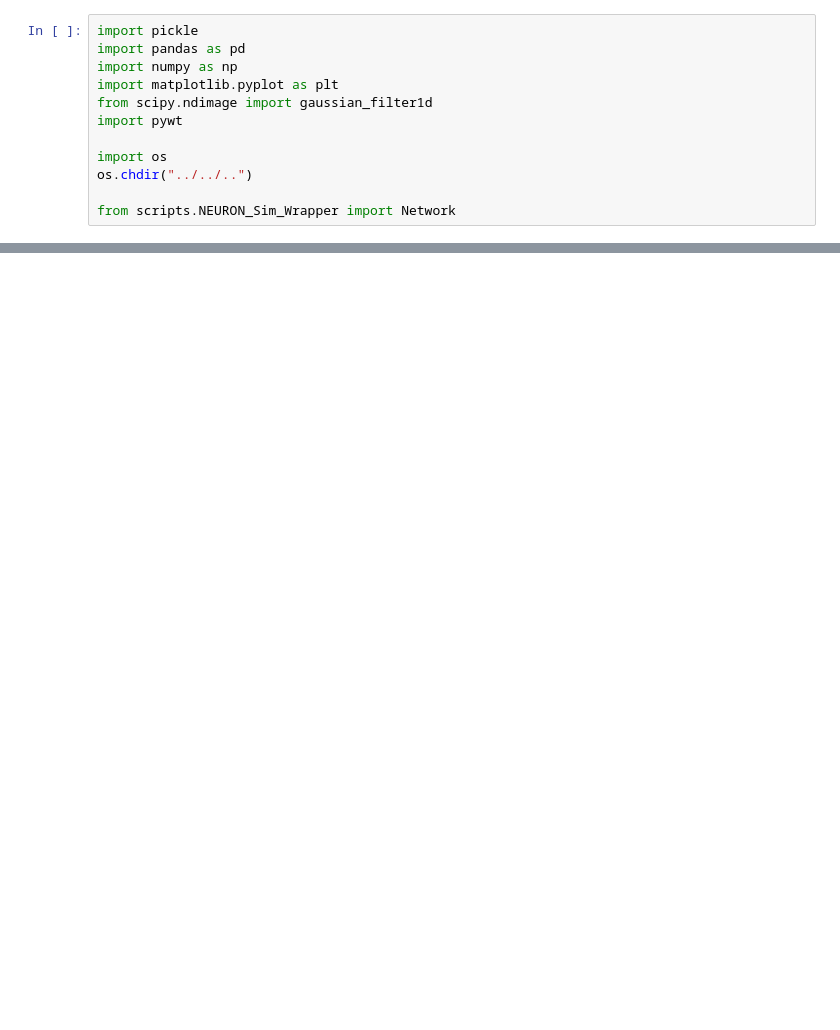
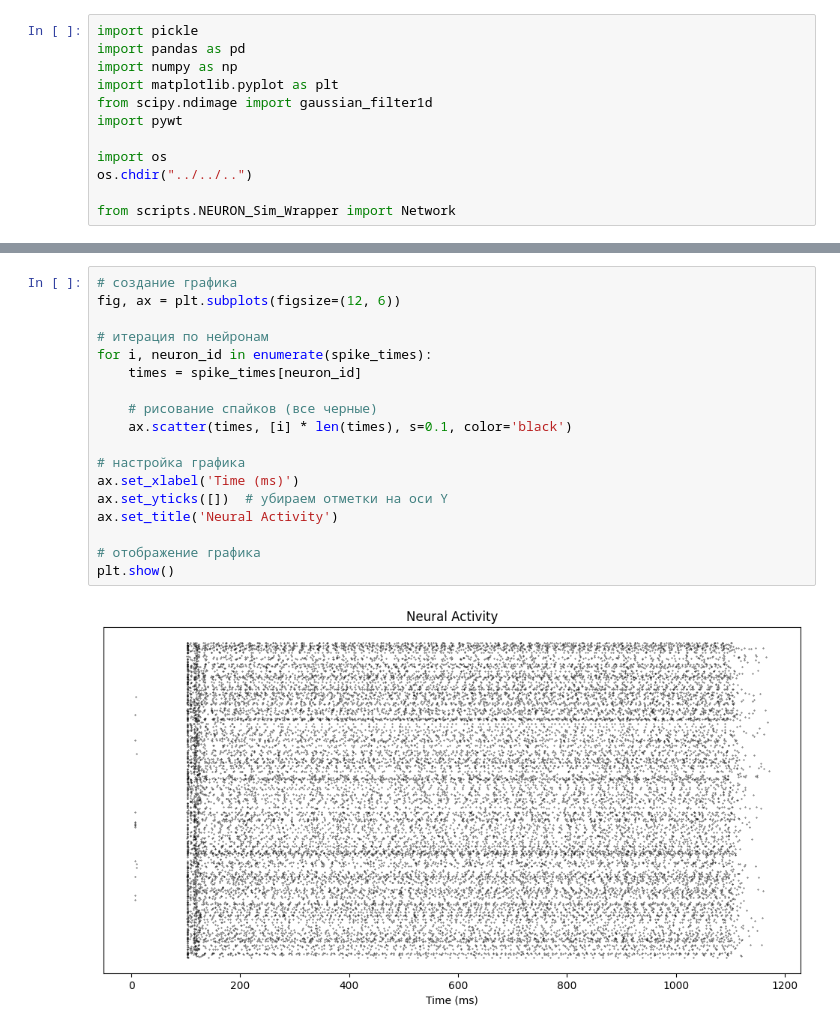
Before and after one commit to Leon-Parepko/Drosophila-Larvae-Simulation, a Jupyter notebook: Leon/Experiments/Statistical/Activity_Analysis.ipynb, the cells around one changed output, grey strips where cells are left out. Cells and saved outputs as stored; diff of their text form; blank space fills up the shorter version.

```diff
--- a/Leon/Experiments/Statistical/Activity_Analysis.ipynb
+++ b/Leon/Experiments/Statistical/Activity_Analysis.ipynb
@@ -65,0 +66,20 @@ plt.show()
+# %%
+# создание графика
+fig, ax = plt.subplots(figsize=(12, 6))
+
+# итерация по нейронам
+for i, neuron_id in enumerate(spike_times):
+    times = spike_times[neuron_id]
+
+    # рисование спайков (все черные)
+    ax.scatter(times, [i] * len(times), s=0.1, color='black')
+
+# настройка графика
+ax.set_xlabel('Time (ms)')
+ax.set_yticks([])  # убираем отметки на оси Y
+ax.set_title('Neural Activity')
+
+# отображение графика
+plt.show()
+# %% [output]
+[figure, added]
```
Also changed, not shown: parts of 6 cells of this notebook, 4 other files.
